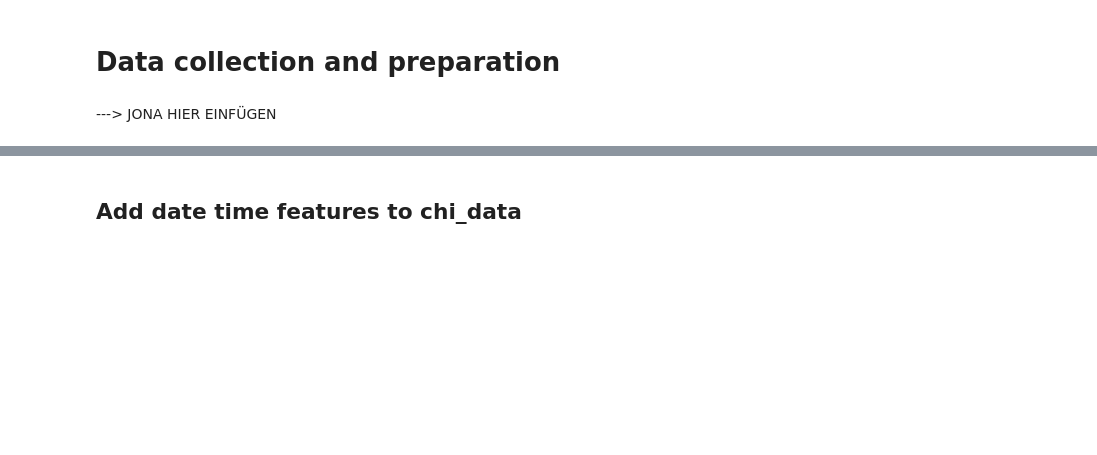
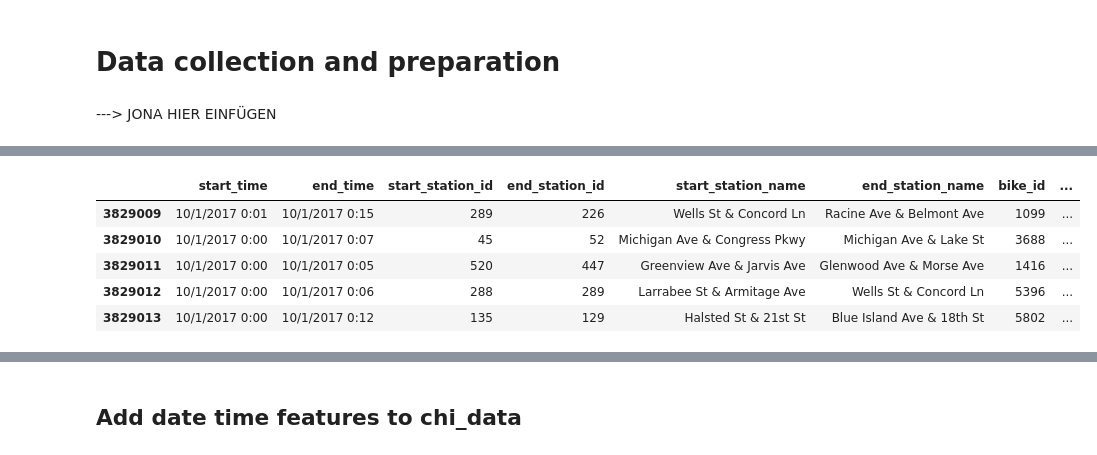
Before and after one commit to NeffIsBack/ThePredictors_DSML_Team_Assignment, a Jupyter notebook: Descriptive_Analytics.ipynb, the cells around one changed output, grey strips where cells are left out. Drawn from its saved outputs; the diff is of its cells as text; code cells hidden in the pictures; blank space fills up the shorter version.

```diff
--- a/Descriptive_Analytics.ipynb
+++ b/Descriptive_Analytics.ipynb
@@ -297,0 +76,9 @@ bad_ids = grouped_chi_trips_all[grouped_chi_trips_all['from_station_name']>1]
+# %%
+chi_data.tail()
+# %% [output]
+|  | start_time | end_time | start_station_id | end_station_id | start_station_name | end_station_name | bike_id | ... |
+| 3829009 | 10/1/2017 0:01 | 10/1/2017 0:15 | 289 | 226 | Wells St & Concord Ln | Racine Ave & Belmont Ave | 1099 | ... |
+| 3829010 | 10/1/2017 0:00 | 10/1/2017 0:07 | 45 | 52 | Michigan Ave & Congress Pkwy | Michigan Ave & Lake St | 3688 | ... |
+| 3829011 | 10/1/2017 0:00 | 10/1/2017 0:05 | 520 | 447 | Greenview Ave & Jarvis Ave | Glenwood Ave & Morse Ave | 1416 | ... |
+| 3829012 | 10/1/2017 0:00 | 10/1/2017 0:06 | 288 | 289 | Larrabee St & Armitage Ave | Wells St & Concord Ln | 5396 | ... |
+| 3829013 | 10/1/2017 0:00 | 10/1/2017 0:12 | 135 | 129 | Halsted St & 21st St | Blue Island Ave & 18th St | 5802 | ... |
```
Also changed, not shown: parts of 44 cells of this notebook.
